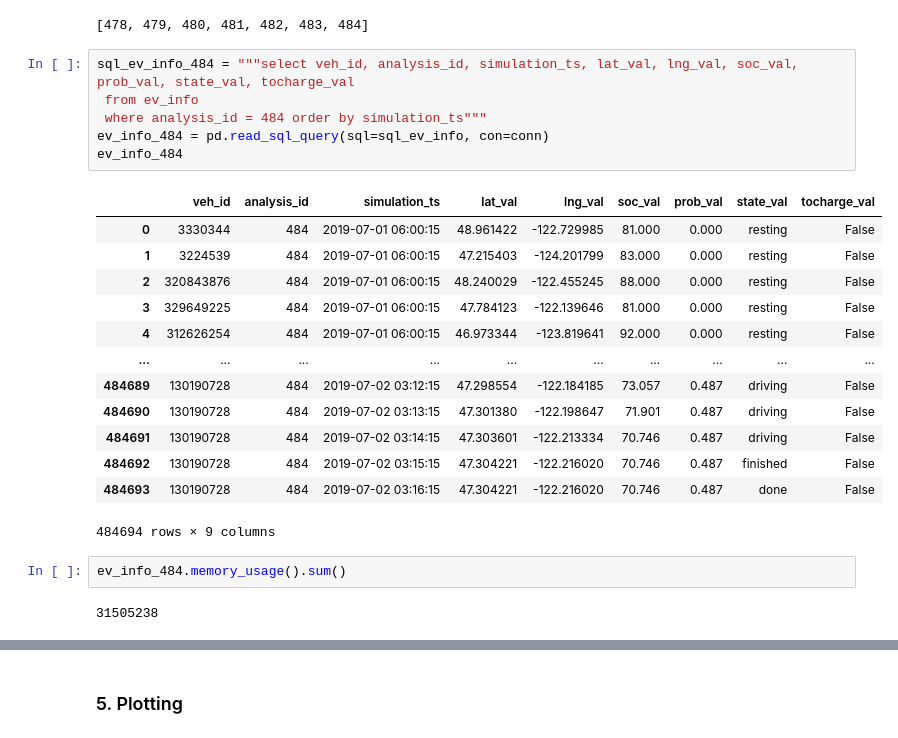
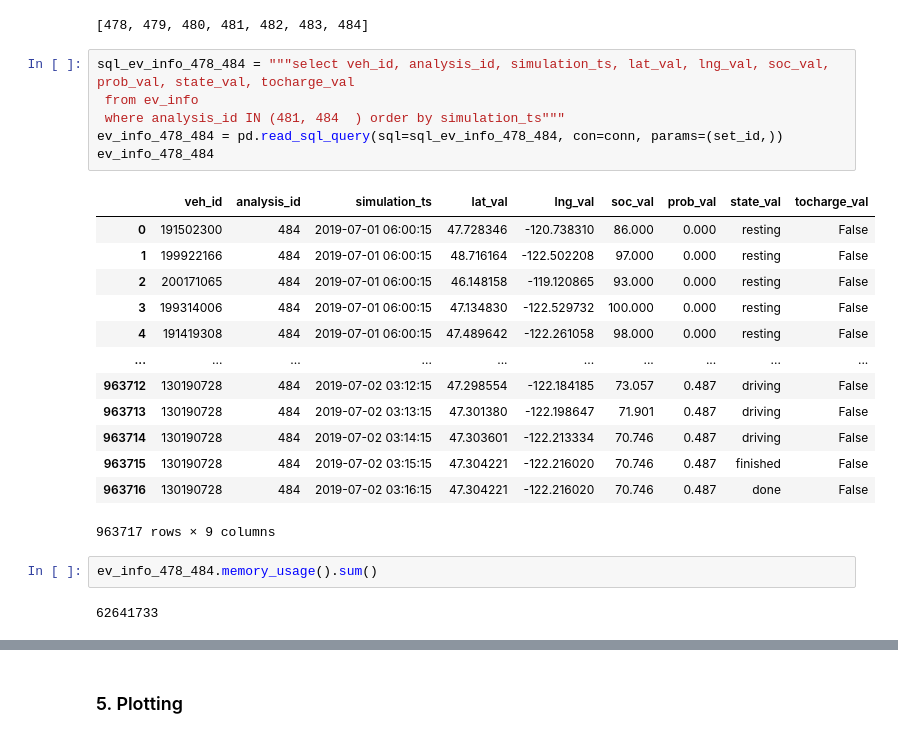
Before and after one commit to chintanp/ChargEval, a Jupyter notebook: scripts/new_up_96_97.ipynb, the cells around one changed output, grey strips where cells are left out. Cells and saved outputs as stored; diff of their text form.

```diff
--- a/scripts/new_up_96_97.ipynb
+++ b/scripts/new_up_96_97.ipynb
@@ -360,26 +360,26 @@ a_ids
 # %% [output]
 [478, 479, 480, 481, 482, 483, 484]
 # %%
-sql_ev_info_484 = """select veh_id, analysis_id, simulation_ts, lat_val, lng_val, soc_val, prob_val, state_val, tocharge_val
+sql_ev_info_478_484 = """select veh_id, analysis_id, simulation_ts, lat_val, lng_val, soc_val, prob_val, state_val, tocharge_val
  from ev_info
- where analysis_id = 484 order by simulation_ts"""
-ev_info_484 = pd.read_sql_query(sql=sql_ev_info, con=conn)
-ev_info_484
+ where analysis_id IN (481, 484  ) order by simulation_ts"""
+ev_info_478_484 = pd.read_sql_query(sql=sql_ev_info_478_484, con=conn, params=(set_id,))
+ev_info_478_484
 # %% [output]
 |  | veh_id | analysis_id | simulation_ts | lat_val | lng_val | soc_val | prob_val | state_val | tocharge_val |
-| 0 | 3330344 | 484 | 2019-07-01 06:00:15 | 48.961422 | -122.729985 | 81.000 | 0.000 | resting | False |
-| 1 | 3224539 | 484 | 2019-07-01 06:00:15 | 47.215403 | -124.201799 | 83.000 | 0.000 | resting | False |
-| 2 | 320843876 | 484 | 2019-07-01 06:00:15 | 48.240029 | -122.455245 | 88.000 | 0.000 | resting | False |
-| 3 | 329649225 | 484 | 2019-07-01 06:00:15 | 47.784123 | -122.139646 | 81.000 | 0.000 | resting | False |
-| 4 | 312626254 | 484 | 2019-07-01 06:00:15 | 46.973344 | -123.819641 | 92.000 | 0.000 | resting | False |
+| 0 | 191502300 | 484 | 2019-07-01 06:00:15 | 47.728346 | -120.738310 | 86.000 | 0.000 | resting | False |
+| 1 | 199922166 | 484 | 2019-07-01 06:00:15 | 48.716164 | -122.502208 | 97.000 | 0.000 | resting | False |
+| 2 | 200171065 | 484 | 2019-07-01 06:00:15 | 46.148158 | -119.120865 | 93.000 | 0.000 | resting | False |
+| 3 | 199314006 | 484 | 2019-07-01 06:00:15 | 47.134830 | -122.529732 | 100.000 | 0.000 | resting | False |
+| 4 | 191419308 | 484 | 2019-07-01 06:00:15 | 47.489642 | -122.261058 | 98.000 | 0.000 | resting | False |
 | ... | ... | ... | ... | ... | ... | ... | ... | ... | ... |
-| 484689 | 130190728 | 484 | 2019-07-02 03:12:15 | 47.298554 | -122.184185 | 73.057 | 0.487 | driving | False |
-| 484690 | 130190728 | 484 | 2019-07-02 03:13:15 | 47.301380 | -122.198647 | 71.901 | 0.487 | driving | False |
-| 484691 | 130190728 | 484 | 2019-07-02 03:14:15 | 47.303601 | -122.213334 | 70.746 | 0.487 | driving | False |
-| 484692 | 130190728 | 484 | 2019-07-02 03:15:15 | 47.304221 | -122.216020 | 70.746 | 0.487 | finished | False |
-| 484693 | 130190728 | 484 | 2019-07-02 03:16:15 | 47.304221 | -122.216020 | 70.746 | 0.487 | done | False |
+| 963712 | 130190728 | 484 | 2019-07-02 03:12:15 | 47.298554 | -122.184185 | 73.057 | 0.487 | driving | False |
+| 963713 | 130190728 | 484 | 2019-07-02 03:13:15 | 47.301380 | -122.198647 | 71.901 | 0.487 | driving | False |
+| 963714 | 130190728 | 484 | 2019-07-02 03:14:15 | 47.303601 | -122.213334 | 70.746 | 0.487 | driving | False |
+| 963715 | 130190728 | 484 | 2019-07-02 03:15:15 | 47.304221 | -122.216020 | 70.746 | 0.487 | finished | False |
+| 963716 | 130190728 | 484 | 2019-07-02 03:16:15 | 47.304221 | -122.216020 | 70.746 | 0.487 | done | False |
-484694 rows × 9 columns
+963717 rows × 9 columns
 # %%
-ev_info_484.memory_usage().sum()
+ev_info_478_484.memory_usage().sum()
 # %% [output]
-31505238
+62641733
```
Also changed, not shown: parts of 14 cells of this notebook, 20 other files.
